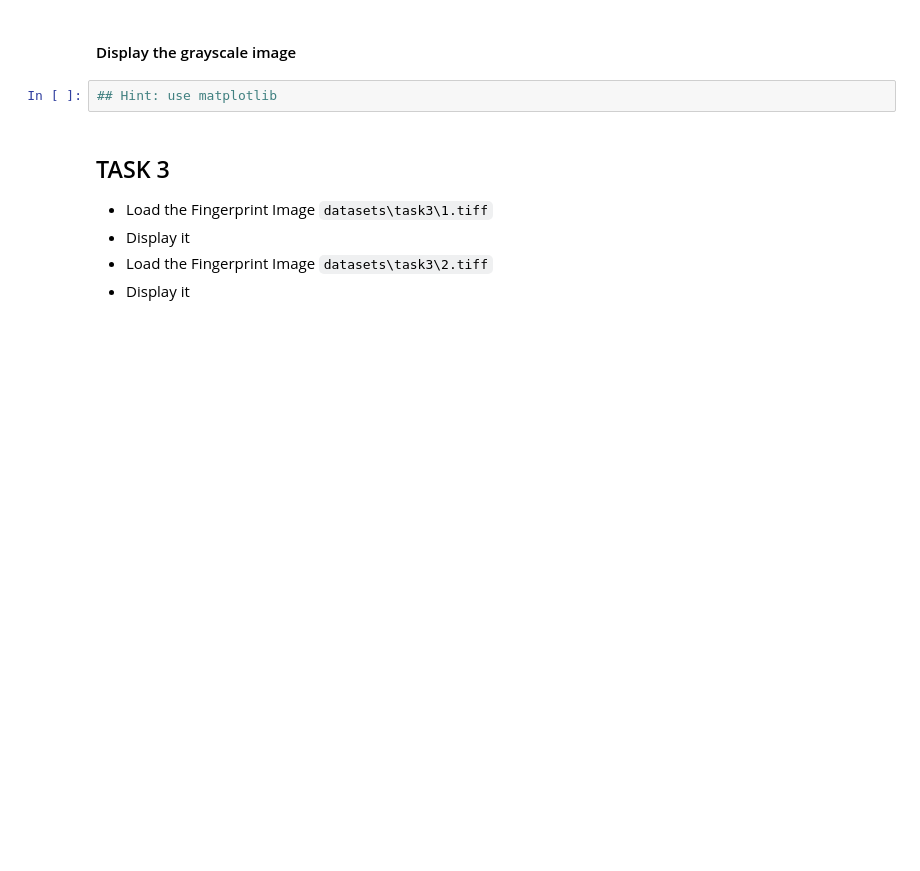
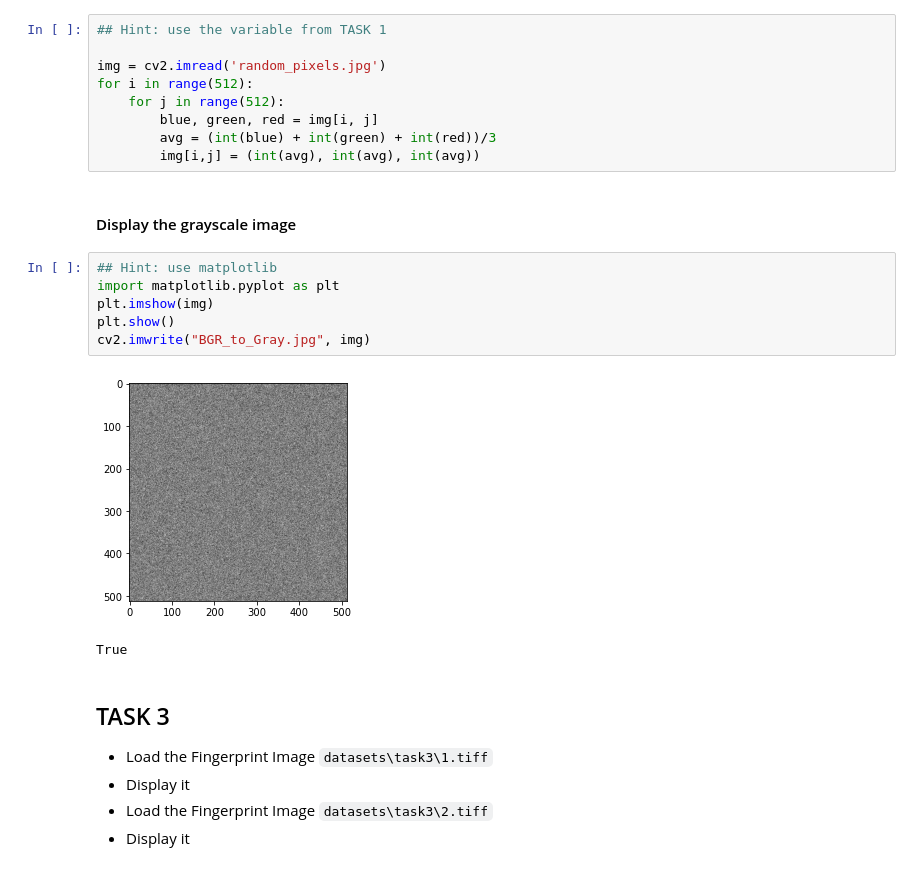
Before and after one commit to nishkalprakash/learn-fingerprint-processing, a Jupyter notebook: milestone_1.ipynb, the cells around one changed output. Drawn from its saved outputs; the diff is of its cells as text; blank space fills up the shorter version.

```diff
--- a/milestone_1.ipynb
+++ b/milestone_1.ipynb
@@ -40,7 +51,23 @@ You may add more code and markdown cells as needed
+# %%
+## Hint: use the variable from TASK 1
+
+img = cv2.imread('random_pixels.jpg')
+for i in range(512):
+    for j in range(512):
+        blue, green, red = img[i, j]
+        avg = (int(blue) + int(green) + int(red))/3
+        img[i,j] = (int(avg), int(avg), int(avg))
 # %% [markdown]
 #### Display the grayscale image
-# %%
-## Hint: use matplotlib
+# %%
+## Hint: use matplotlib
+import matplotlib.pyplot as plt
+plt.imshow(img)
+plt.show()
+cv2.imwrite("BGR_to_Gray.jpg", img)
+# %% [output]
+[figure, added]
+True
 # %% [markdown]
 ## TASK 3
 * Load the Fingerprint Image `datasets\task3\1.tiff`
```
Also changed, not shown: parts of 13 cells of this notebook, 2 other files.
